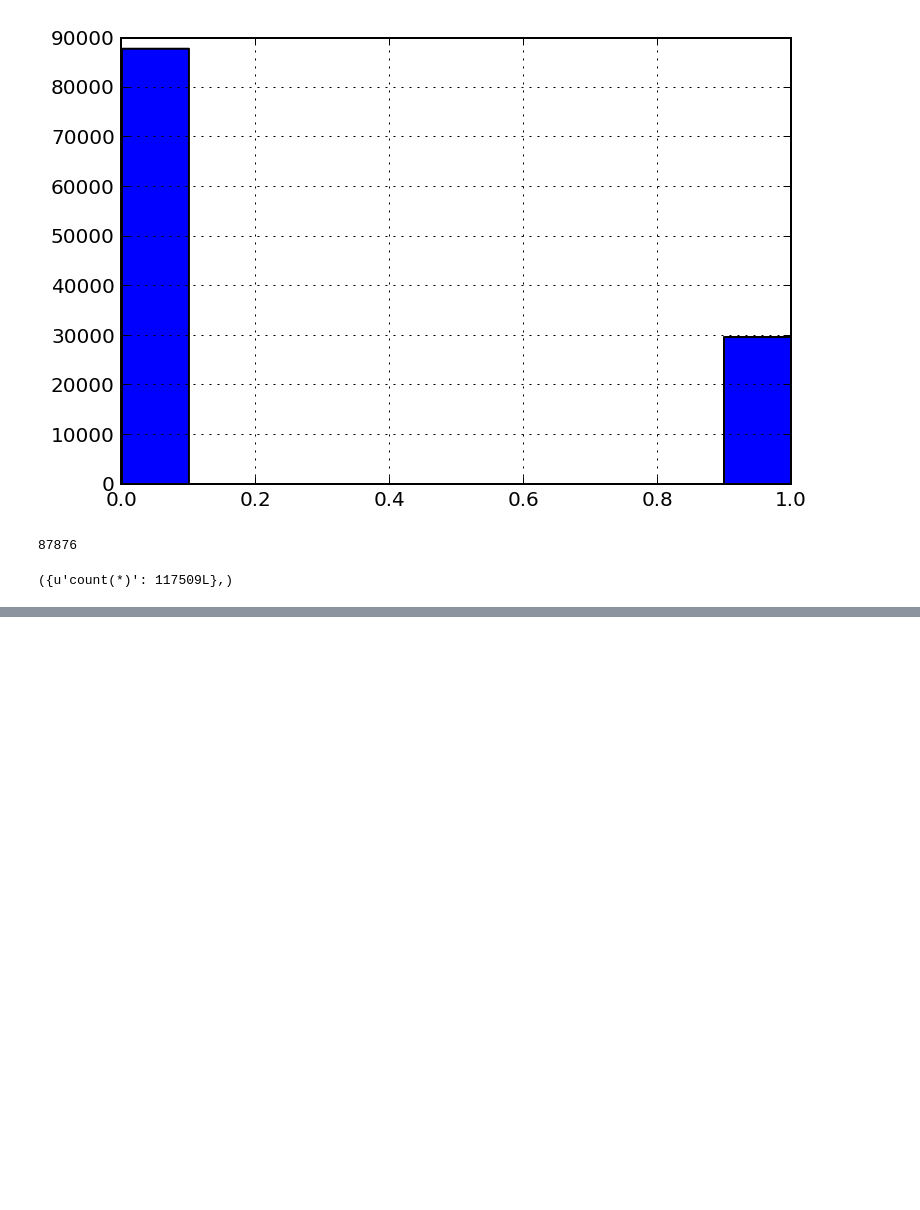
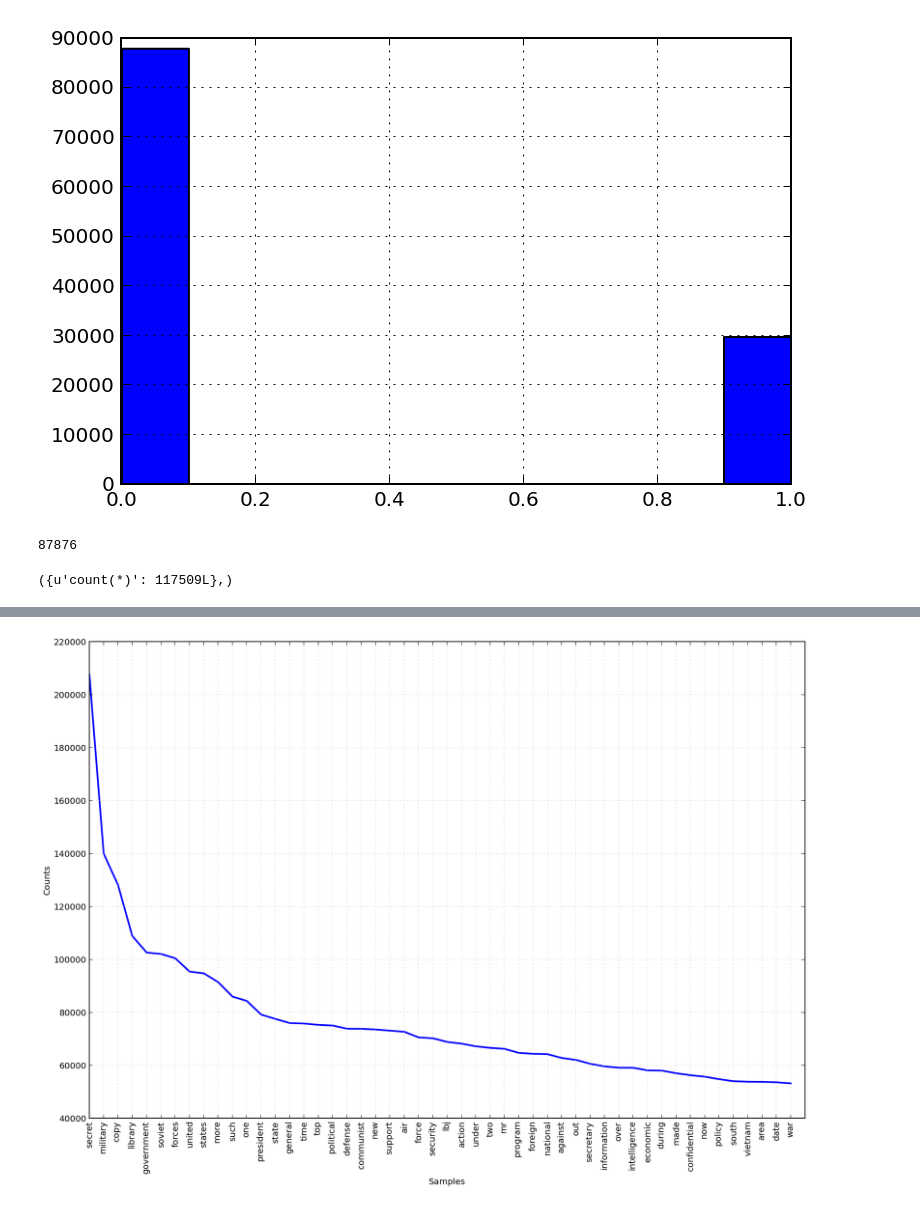
Before and after one commit to samaratrilling/declass, a Jupyter notebook: notebooks/ddrs_eda_daniel.ipynb, the cells around one changed output, grey strips where cells are left out. Cells and saved outputs as stored; diff of their text form; code cells hidden in the pictures; blank space fills up the shorter version.

```diff
--- a/notebooks/ddrs_eda_daniel.ipynb
+++ b/notebooks/ddrs_eda_daniel.ipynb
@@ -147,0 +236,6 @@ unsanit_token_stream = text_processors.TokenStreamer(tokenizer=tokenizer, paths=
+# %%
+top = 50
+plt.figure(figsize=(15,10))
+sanitized_FD.plot(top, )
+# %% [output]
+[figure, added]
```
Also changed, not shown: parts of 23 cells of this notebook, 1 other file.
